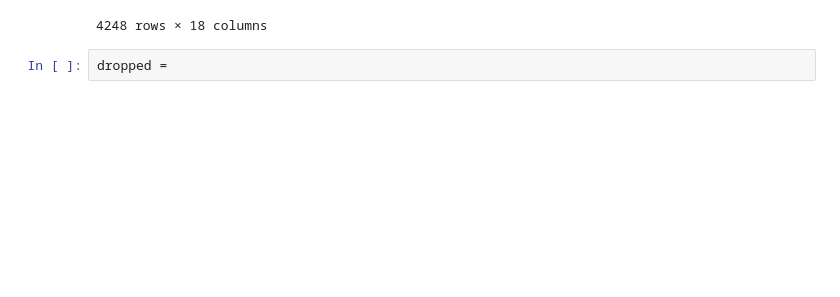
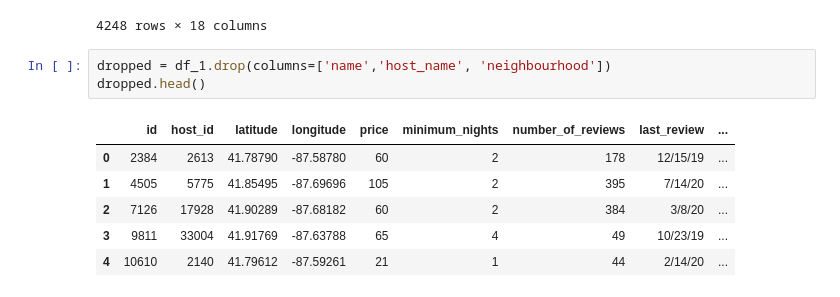
Before and after one commit to victoriawalllin/Final-Project, a Jupyter notebook: Airbnb.ipynb, the cells around one changed output. Cells and saved outputs as stored; diff of their text form; blank space fills up the shorter version.

```diff
--- a/Airbnb.ipynb
+++ b/Airbnb.ipynb
@@ -132,5 +132,13 @@ df_1
 | 5145 | 45433310 | Luxury King size (78*82) bedroom ... | 111872967 | Julie | Near West Side | 41.87195 | -87.66456 | 54 | 1 | ... |
 | 5162 | 45465696 | Cozy Garden Room in the middle of... | 8803468 | Ashley | Lake View | 41.94578 | -87.64852 | 92 | 1 | ... |
 4248 rows × 18 columns
-# %%
-dropped =
+# %%
+dropped = df_1.drop(columns=['name','host_name', 'neighbourhood'])
+dropped.head()
+# %% [output]
+|  | id | host_id | latitude | longitude | price | minimum_nights | number_of_reviews | last_review | ... |
+| 0 | 2384 | 2613 | 41.78790 | -87.58780 | 60 | 2 | 178 | 12/15/19 | ... |
+| 1 | 4505 | 5775 | 41.85495 | -87.69696 | 105 | 2 | 395 | 7/14/20 | ... |
+| 2 | 7126 | 17928 | 41.90289 | -87.68182 | 60 | 2 | 384 | 3/8/20 | ... |
+| 3 | 9811 | 33004 | 41.91769 | -87.63788 | 65 | 4 | 49 | 10/23/19 | ... |
+| 4 | 10610 | 2140 | 41.79612 | -87.59261 | 21 | 1 | 44 | 2/14/20 | ... |
```
Also changed, not shown: 1 other file.
